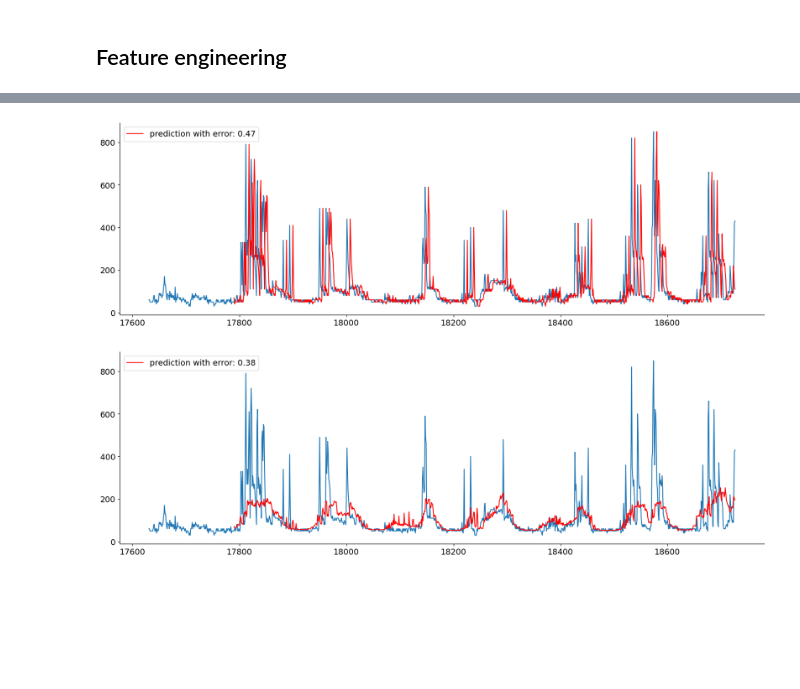
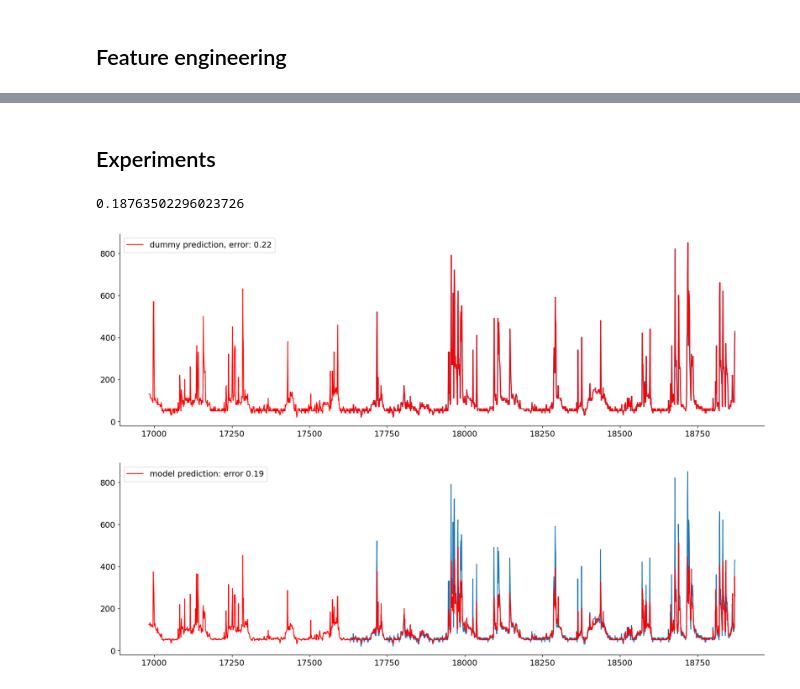
Before and after one commit to k-katarzyna/Appliances_Energy_Prediction, a Jupyter notebook: Appliances_energy_prediction/energy_main.ipynb, the cells around one changed output, grey strips where cells are left out. Cells and saved outputs as stored; diff of their text form; code cells hidden in the pictures; blank space fills up the shorter version.

Commit message:
initial experiments, added a module for utilities

```diff
--- a/Appliances_energy_prediction/energy_main.ipynb
+++ b/Appliances_energy_prediction/energy_main.ipynb
@@ -433,7 +179,0 @@ data = pd.get_dummies(data)
-# %%
-data.drop("RH_6", axis=1, inplace=True)
-# %%
-data = pd.read_csv(file_path)
-data.date = pd.to_datetime(data.date, format = "%d-%m-%Y %H:%M")
-data['day_of_week'] = data['date'].dt.day_name()
-data['hour'] = data['date'].dt.hour
@@ -440,3 +187,20 @@ data['hour'] = data['date'].dt.hour
+# %%
+def add_lagged_features(data, lag, how_many):
+
+    data_t = data.copy()
+
+    lagged_columns = [data_t.Appliances.shift(i*lag).rename(f"lag_{i}") for i in range(1, how_many+1)]
+    data_t = pd.concat([data_t] + lagged_columns, axis=1)
+    data_t.dropna(inplace = True)
+
+    return data_t
+# %%
+data.drop(["RH_6", "rv1", "rv2"], axis=1, inplace=True)
+
+data = add_lagged_features(data, lag=1, how_many=24*6)
+
+X = data.drop("Appliances", axis = 1)
+y = data.Appliances
 # %%
 X = data.drop("Appliances", axis = 1)
 y = data.Appliances
@@ -468,0 +225,2 @@ err, mse
+# %% [markdown]
+## Experiments
@@ -469,23 +269,32 @@ err, mse
+# %%
+pipe = make_pipeline(make_column_transformer((OrdinalEncoder(), ["day_of_week"]), remainder="passthrough"), HistGradientBoostingRegressor())
+model = TransformedTargetRegressor(pipe, func=np.log1p, inverse_func=np.expm1)
+
+model.fit(X_train, y_train)
+y_pred = model.predict(X_test)
+mean_absolute_percentage_error(y_test, y_pred)
+# %% [output]
+0.18763502296023726
 # %%
 N = data.shape[0]
 plt.figure(figsize=(20,6))
 plt.plot(range(17631, N), data.Appliances[17631:])
-plt.plot(range(n_train, N), X_test.app_1,
-        color="red", label=f"prediction with error: {mean_absolute_percentage_error(y_test, X_test.app_1).round(2)}")
+plt.plot(range(n_train, N), X_test.lag_1,
+        color="red", label=f"dummy prediction, error: {mean_absolute_percentage_error(y_test, X_test.lag_1).round(2)}")
 plt.legend()
 plt.show()
 # %% [output]
-[figure, old version]
+[figure, new version]
 # %%
 N = data.shape[0]
 plt.figure(figsize=(20,6))
 plt.plot(range(17631, N), data.Appliances[17631:])
 plt.plot(range(n_train, N), y_pred,
-        color="red", label=f"prediction with error: {mean_absolute_percentage_error(y_test, y_pred).round(2)}")
+        color="red", label=f"model prediction: error {mean_absolute_percentage_error(y_test, y_pred).round(2)}")
 plt.legend()
 plt.show()
 # %% [output]
-[figure, old version]
+[figure, new version]
 # %%
 all_results = {}
 
```
Also changed, not shown: parts of 47 cells of this notebook, 2 other files.
